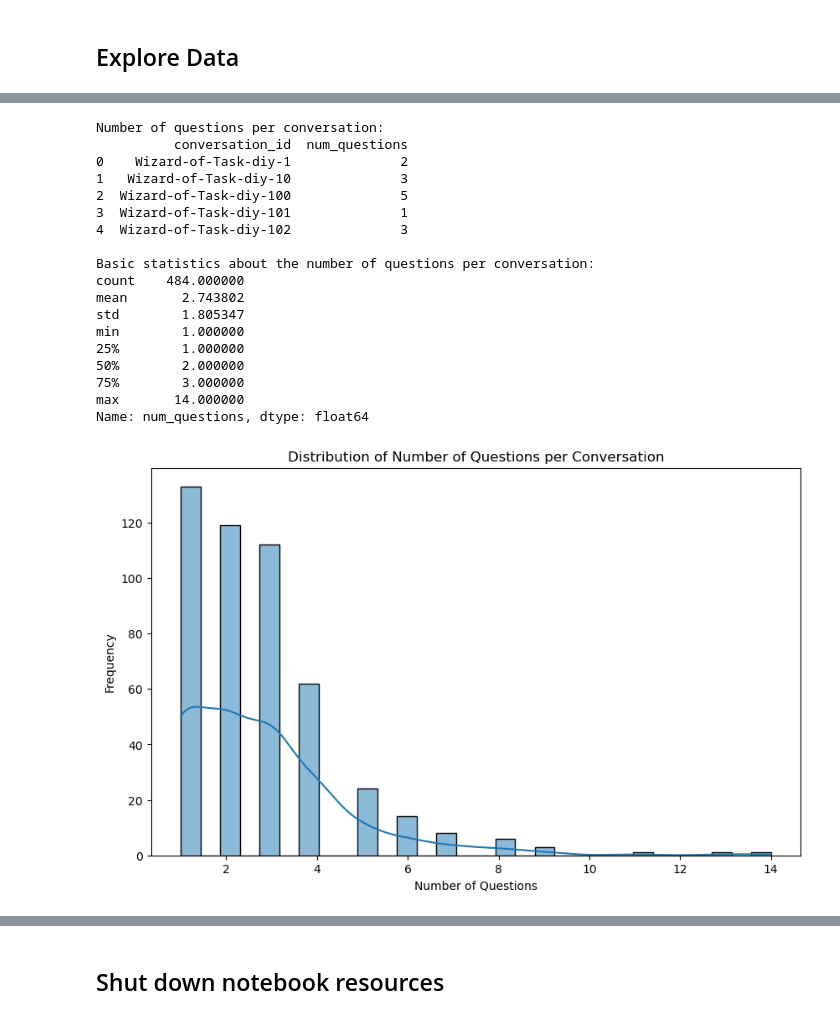
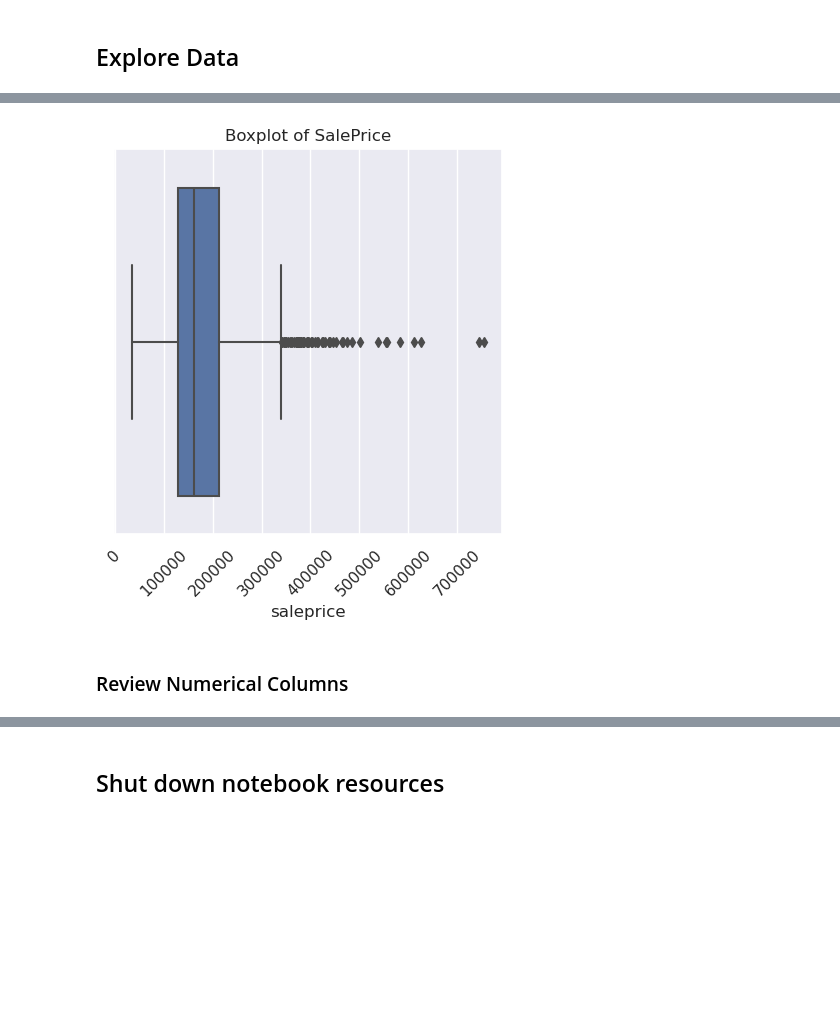
Before and after one commit to ithllc/AAI_540_SU_04, a Jupyter notebook: code/05_Explore_Data.ipynb, the cells around one changed output, grey strips where cells are left out. Saved outputs shown, nothing was run; the diff lists cells and outputs as text; code cells hidden in the pictures; blank space fills up the shorter version.

```diff
--- a/code/05_Explore_Data.ipynb
+++ b/code/05_Explore_Data.ipynb
@@ -167,18 +94,0 @@ plt.show()
-# %%
-# Visualize the length of questions and answers
-df['question_length'] = df['question'].apply(lambda x: len(x.split()))
-df['answer_length'] = df['text_answer'].apply(lambda x: len(x.split()))
-
-plt.figure(figsize=(10, 6))
-sns.histplot(df['question_length'], bins=30, kde=True)
-plt.title('Distribution of Question Lengths')
-plt.xlabel('Number of Words')
-plt.ylabel('Frequency')
-plt.show()
-
-plt.figure(figsize=(10, 6))
-sns.histplot(df['answer_length'], bins=30, kde=True)
-plt.title('Distribution of Answer Lengths')
-plt.xlabel('Number of Words')
-plt.ylabel('Frequency')
-plt.show()
@@ -201,39 +95,11 @@ for col in ['question', 'text_answer']:
-# %%
-# Group by 'conversation_id' and count the number of questions per conversation
-questions_per_conversation = df.groupby('conversation_id').size().reset_index(name='num_questions')
-
-# Display the first few rows of the result
-print("Number of questions per conversation:")
-print(questions_per_conversation.head())
-
-# Basic statistics about the number of questions per conversation
-print("\nBasic statistics about the number of questions per conversation:")
-print(questions_per_conversation['num_questions'].describe())
-
-# Visualize the distribution of the number of questions per conversation
-plt.figure(figsize=(10, 6))
-sns.histplot(questions_per_conversation['num_questions'], bins=30, kde=True)
-plt.title('Distribution of Number of Questions per Conversation')
-plt.xlabel('Number of Questions')
-plt.ylabel('Frequency')
-plt.show()
-# %% [output]
-Number of questions per conversation:
-          conversation_id  num_questions
-0    Wizard-of-Task-diy-1              2
-1   Wizard-of-Task-diy-10              3
-2  Wizard-of-Task-diy-100              5
-3  Wizard-of-Task-diy-101              1
-4  Wizard-of-Task-diy-102              3
-
-Basic statistics about the number of questions per conversation:
-count    484.000000
-mean       2.743802
-std        1.805347
-min        1.000000
-25%        1.000000
-50%        2.000000
-75%        3.000000
-max       14.000000
-Name: num_questions, dtype: float64
-[figure, removed]
+# %%
+# Plot a boxplot to examine the number of outliers
+plt.figure(figsize=(5, 5))
+sns.boxplot(df['saleprice'])
+plt.title('Boxplot of SalePrice')
+plt.xticks(rotation=45)
+plt.show()
+# %% [output]
+[figure, added]
+# %% [markdown]
+### Review Numerical Columns
```
Also changed, not shown: parts of 23 cells of this notebook, 2 other files.
